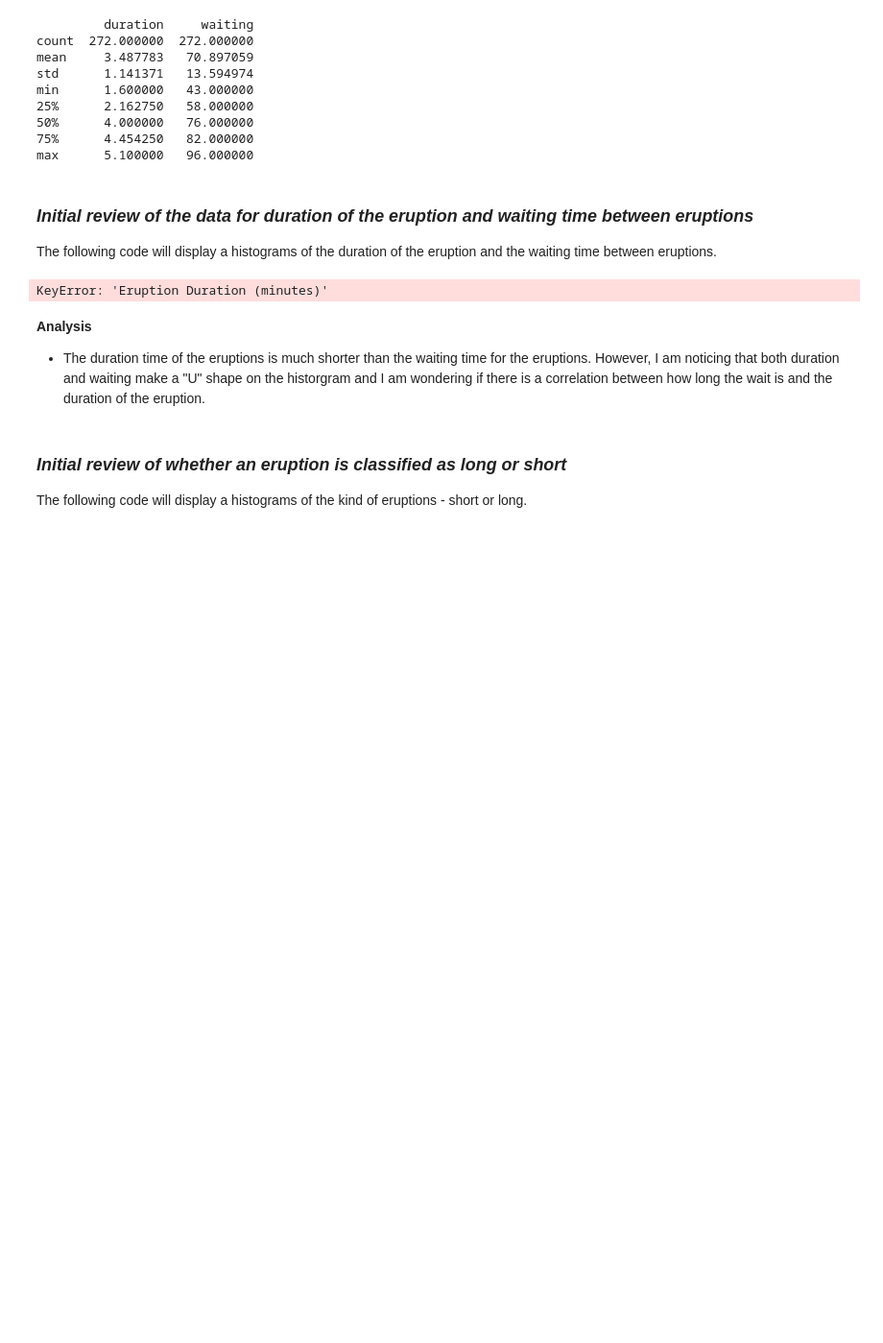
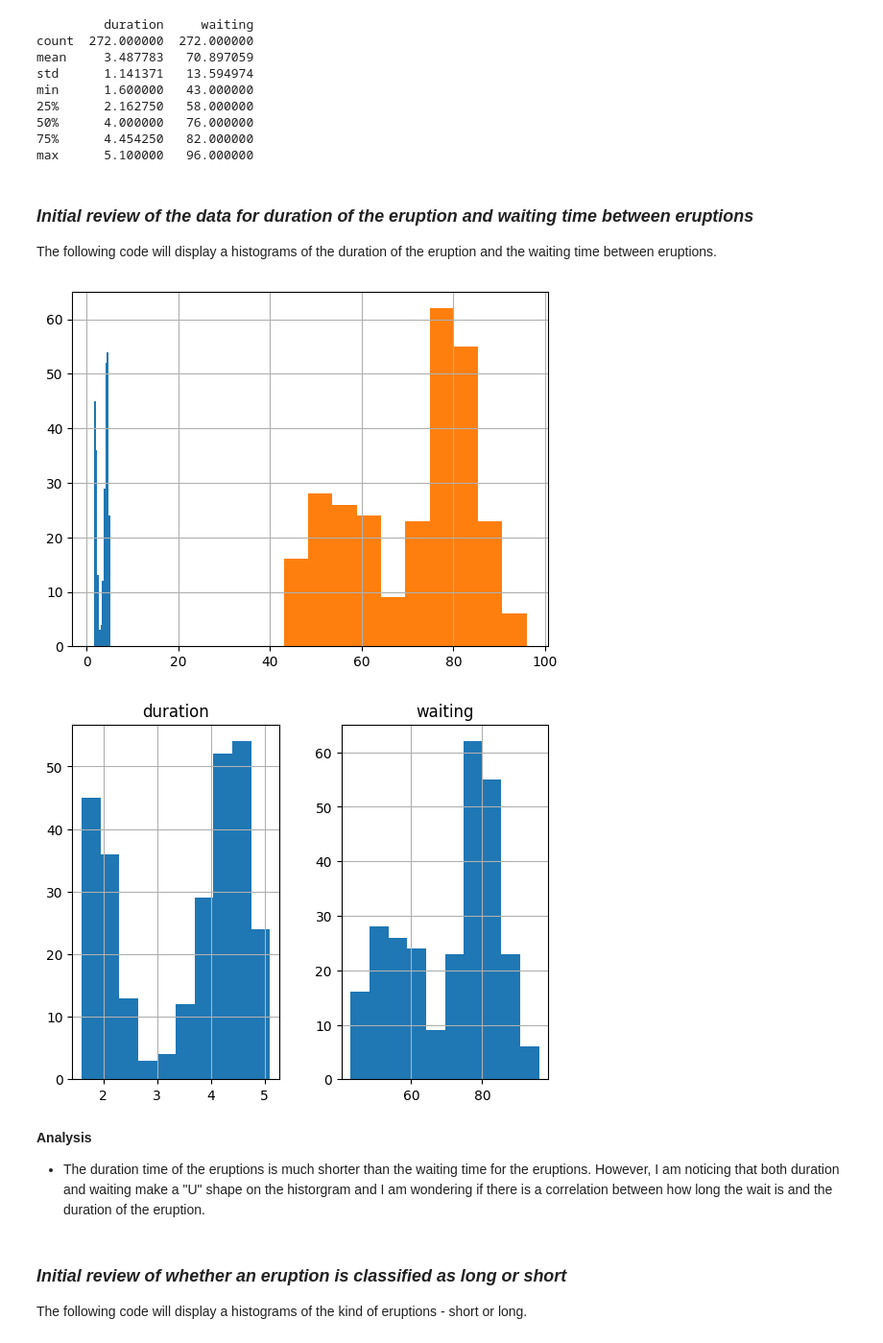
Before and after one commit to sapapesh/datafun-06-eda, a Jupyter notebook: showard_eda.ipynb, the cells around one changed output. Shown at 96% size. Cells and saved outputs as stored; diff of their text form; code cells hidden in the pictures; blank space fills up the shorter version.

Commit message:
updated errors

```diff
--- a/showard_eda.ipynb
+++ b/showard_eda.ipynb
@@ -89,16 +89,17 @@ max      5.100000   96.000000
 The following code will display a histograms of the duration of the eruption and the waiting time between eruptions.
 # %%
 # Inspect histogram by numerical column
-geyser_df['Eruption Duration (minutes)'].hist()
-geyser_df['Eruption Waiting (minutes)'].hist()
+geyser_df['duration'].hist()
+geyser_df['waiting'].hist()
 
 # Inspect histograms for all numerical columns
 geyser_df.hist()
 
 # Show all plots
 plt.show()
 # %% [output]
-KeyError: 'Eruption Duration (minutes)'
+[figure, added]
+[figure, added]
 # %% [markdown]
 **Analysis**
 
```
Also changed, not shown: parts of 1 cell of this notebook.
